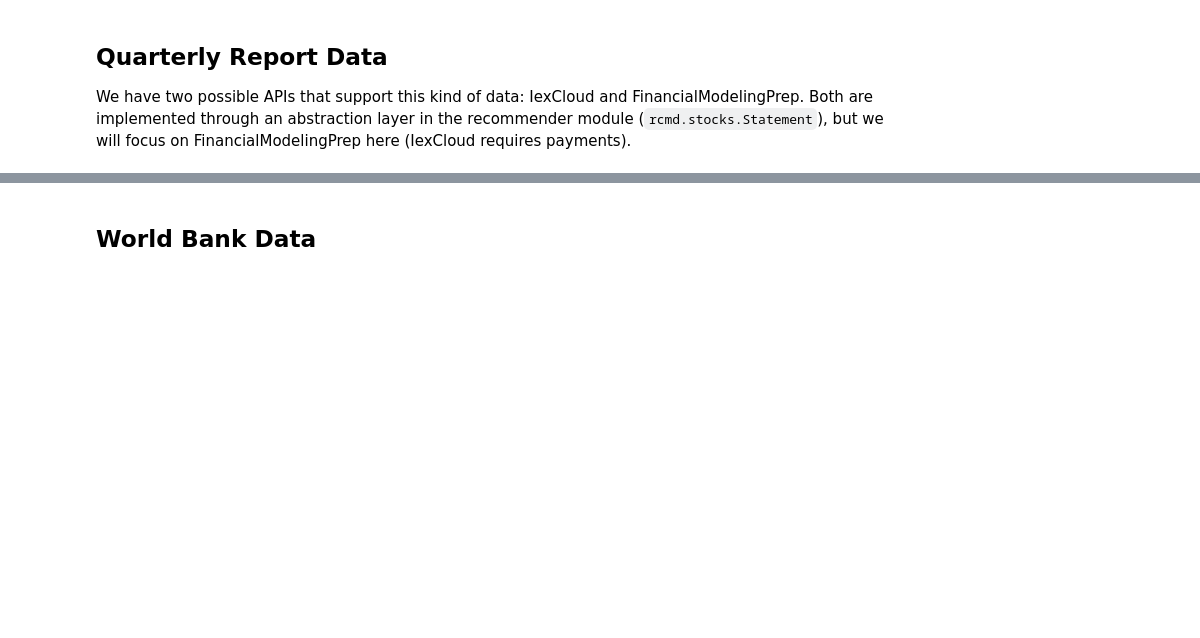
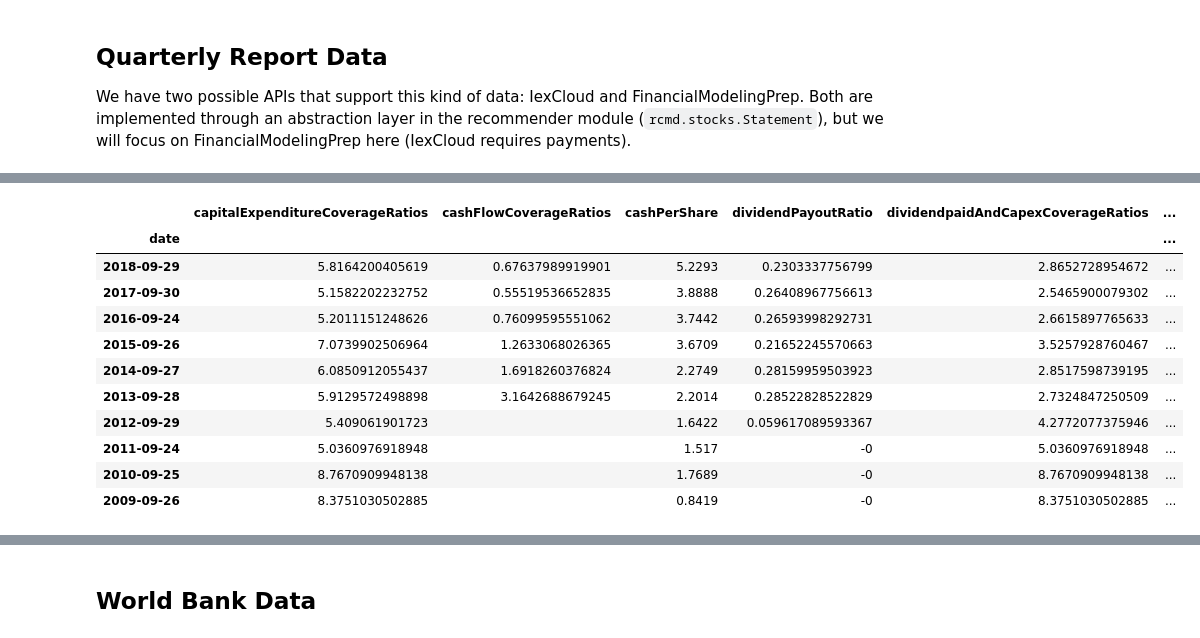
Before and after one commit to felixnext/stock_trend_analysis, a Jupyter notebook: notebooks/01-2_quarter-data-exploration.ipynb, the cells around one changed output, grey strips where cells are left out. Cells and saved outputs as stored; diff of their text form; code cells hidden in the pictures; blank space fills up the shorter version.

Commit message:
feat: implemented FMP interface
- implemented FinancialModelingPrep API (able to retreive balance statements)
- updated readme

```diff
--- a/notebooks/01-2_quarter-data-exploration.ipynb
+++ b/notebooks/01-2_quarter-data-exploration.ipynb
@@ -15,0 +39,32 @@ We have two possible APIs that support this kind of data: IexCloud and Financial
+# %%
+import itertools
+res = requests.get('https://financialmodelingprep.com/api/v3/financial-ratios/AAPL')
+#res.json().keys()
+#pd.DataFrame()
+ratios = res.json()['ratios']
+items = {}
+dates = []
+for rat in ratios:
+    dates.append(rat.pop('date'))
+    for key in rat:
+        if key in items:
+            items[key].append(rat[key])
+        else:
+            items[key] = [rat[key]]
+
+for key in items:
+    items[key] = pd.DataFrame(items[key]).assign(date=dates).set_index('date')
+items['cashFlowIndicatorRatios']
+# %% [output]
+|  | capitalExpenditureCoverageRatios | cashFlowCoverageRatios | cashPerShare | dividendPayoutRatio | dividendpaidAndCapexCoverageRatios | ... |
+| date |  |  |  |  |  | ... |
+| 2018-09-29 | 5.8164200405619 | 0.67637989919901 | 5.2293 | 0.2303337756799 | 2.8652728954672 | ... |
+| 2017-09-30 | 5.1582202232752 | 0.55519536652835 | 3.8888 | 0.26408967756613 | 2.5465900079302 | ... |
+| 2016-09-24 | 5.2011151248626 | 0.76099595551062 | 3.7442 | 0.26593998292731 | 2.6615897765633 | ... |
+| 2015-09-26 | 7.0739902506964 | 1.2633068026365 | 3.6709 | 0.21652245570663 | 3.5257928760467 | ... |
+| 2014-09-27 | 6.0850912055437 | 1.6918260376824 | 2.2749 | 0.28159959503923 | 2.8517598739195 | ... |
+| 2013-09-28 | 5.9129572498898 | 3.1642688679245 | 2.2014 | 0.28522828522829 | 2.7324847250509 | ... |
+| 2012-09-29 | 5.409061901723 |  | 1.6422 | 0.059617089593367 | 4.2772077375946 | ... |
+| 2011-09-24 | 5.0360976918948 |  | 1.517 | -0 | 5.0360976918948 | ... |
+| 2010-09-25 | 8.7670909948138 |  | 1.7689 | -0 | 8.7670909948138 | ... |
+| 2009-09-26 | 8.3751030502885 |  | 0.8419 | -0 | 8.3751030502885 | ... |
```
Also changed, not shown: parts of 2 cells of this notebook, 10 other files.
